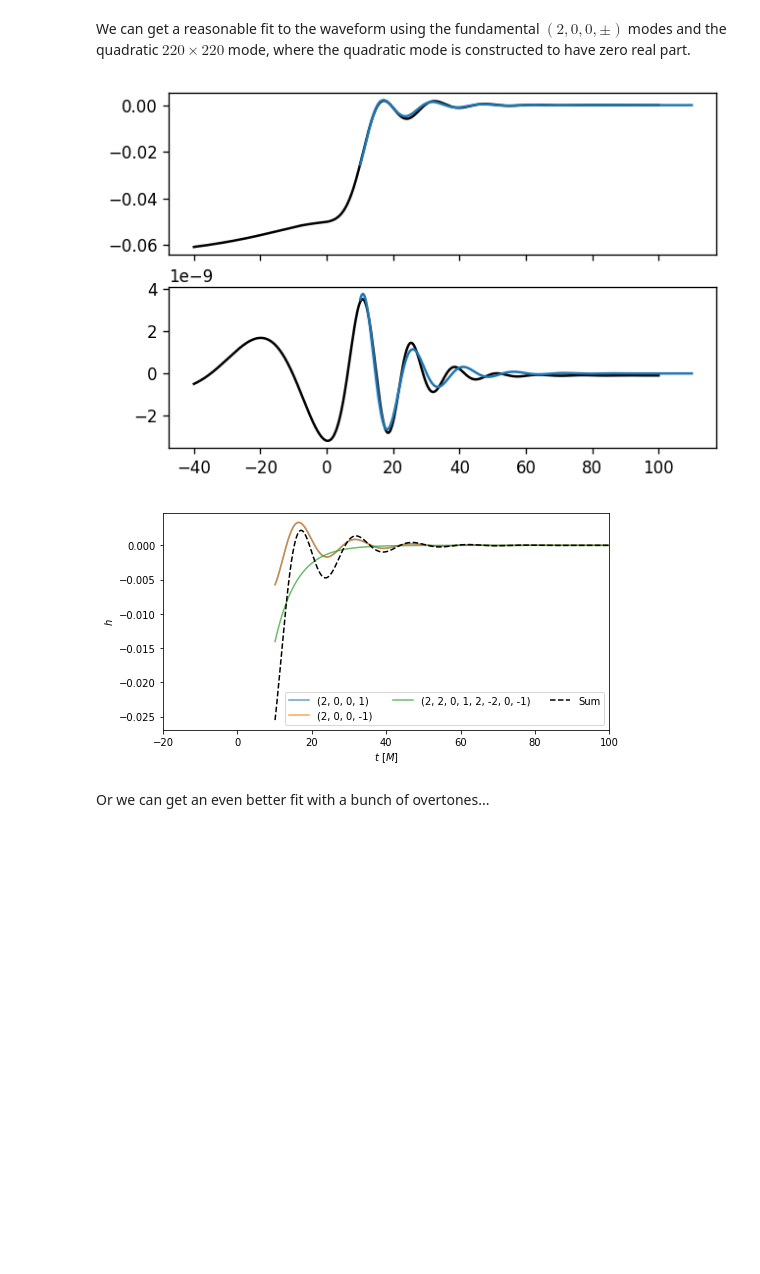
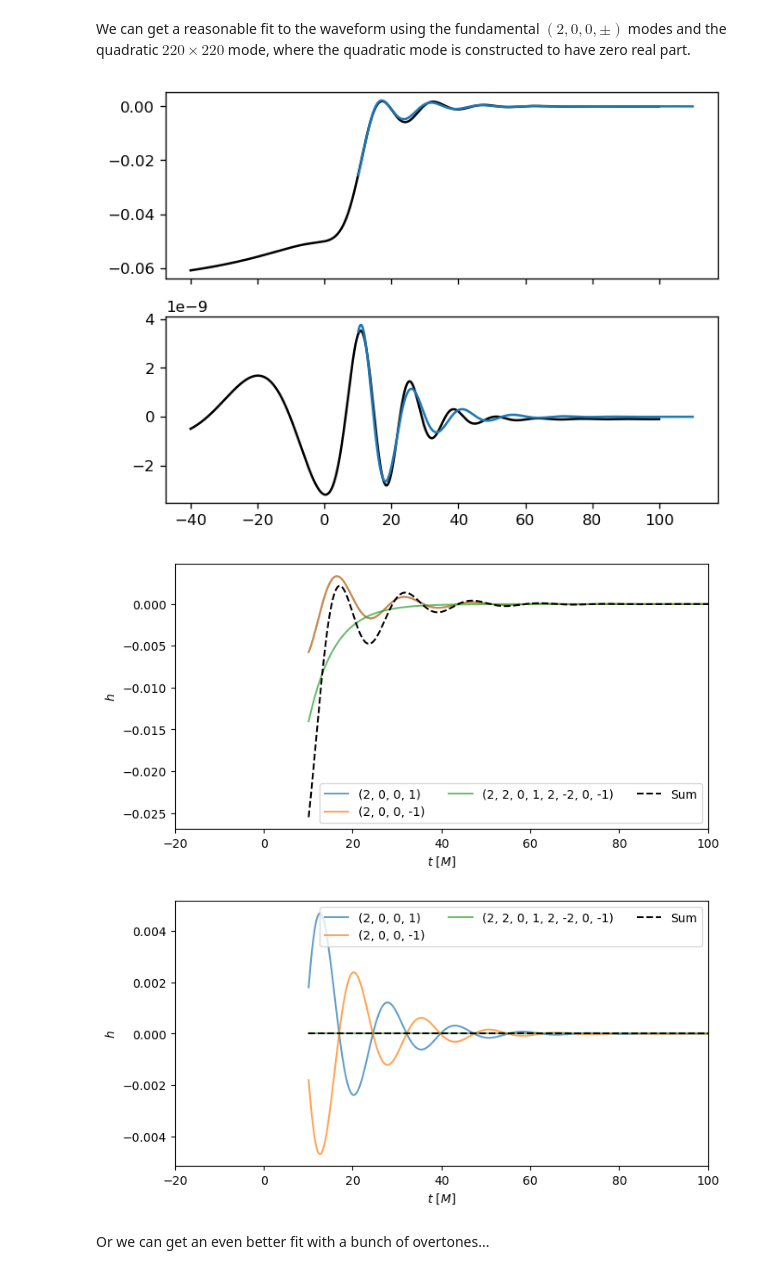
Before and after one commit to eliotfinch/qnmfits, a Jupyter notebook: examples/quadratic_qnms/modeling_memory.ipynb, the cells around one changed output. Cells and saved outputs as stored; diff of their text form; code cells hidden in the pictures; blank space fills up the shorter version.

```diff
--- a/examples/quadratic_qnms/modeling_memory.ipynb
+++ b/examples/quadratic_qnms/modeling_memory.ipynb
@@ -34,35 +39,43 @@ We can get a reasonable fit to the waveform using the fundamental $(2,0,0,\pm)$
 # %%
 modes = [
     (2,0,0,1),
     (2,0,0,-1),
     (2,2,0,1,2,-2,0,-1),
     ]
 
 best_fit = qnmfits.ringdown_fit(
     sim.times,
     sim.h[2,0],
     modes=modes,
     Mf=sim.Mf,
     chif=sim.chif_mag,
     t0=10
 )
 
 fig, axs = plt.subplots(2, sharex=True, dpi=120)
 
 axs[0].plot(sim.times[plot_mask], np.real(sim.h[2,0])[plot_mask], c='k')
 axs[0].plot(best_fit['model_times'], np.real(best_fit['model']))
 
 axs[1].plot(sim.times[plot_mask], np.imag(sim.h[2,0])[plot_mask], c='k')
 axs[1].plot(best_fit['model_times'], np.imag(best_fit['model']))
 
 qnmfits.plot_ringdown_modes(
     best_fit,
     xlim=(-20,100),
     legend=True
     )
+
+qnmfits.plot_ringdown_modes(
+    best_fit,
+    plot_type='im',
+    xlim=(-20,100),
+    legend=True
+    )
 # %% [output]
-[figure, old version]
+[figure, new version]
-[figure, old version]
+[figure, new version]
+[figure, added]
 # %% [markdown]
 Or we can get an even better fit with a bunch of overtones...
 # %%
```
Also changed, not shown: parts of 8 cells of this notebook.
